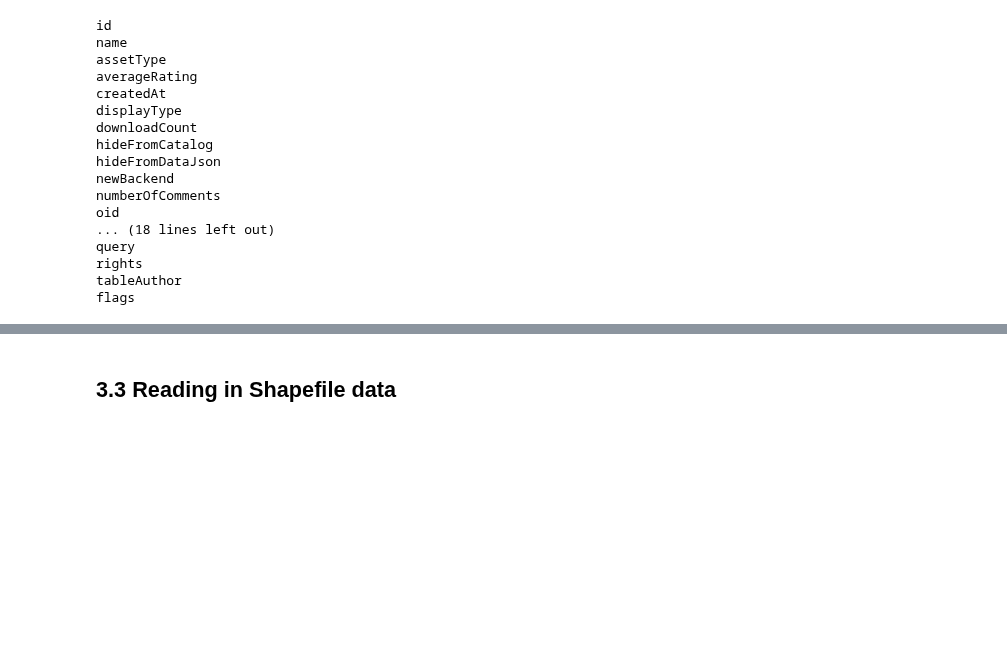
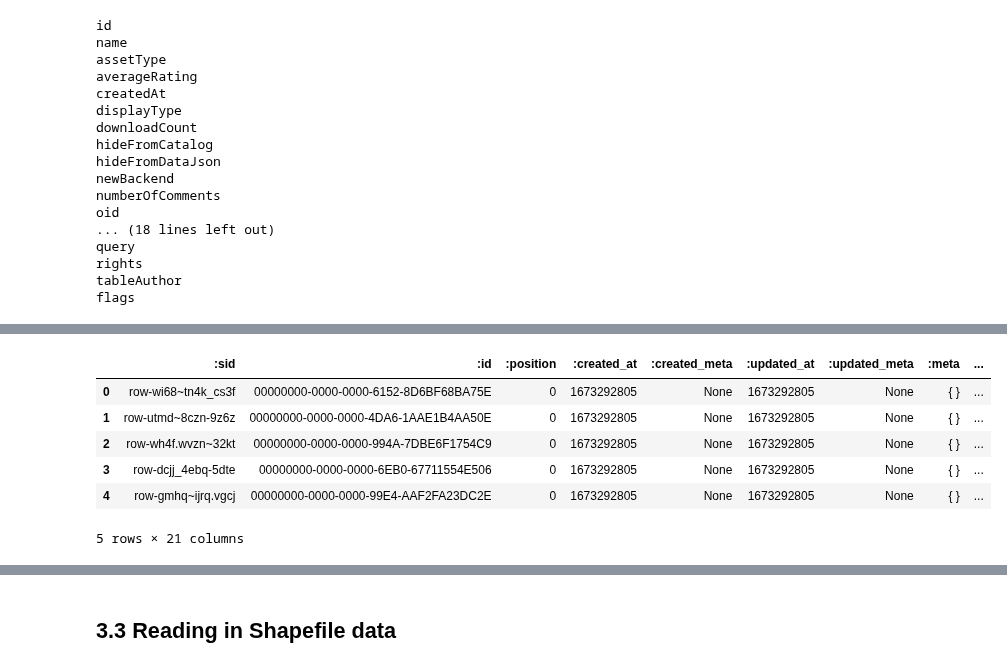
Before and after one commit to mebauer/data-analysis-using-python, a Jupyter notebook: 1-reading-writing-files.ipynb, the cells around one changed output, grey strips where cells are left out. Drawn from its saved outputs; the diff is of its cells as text; code cells hidden in the pictures; blank space fills up the shorter version.

```diff
--- a/1-reading-writing-files.ipynb
+++ b/1-reading-writing-files.ipynb
@@ -609,0 +554,13 @@ df_json.head()
+# %%
+# constructing a dataframe
+df_json = pd.DataFrame(data['data'], columns=col_names)
+
+df_json.head()
+# %% [output]
+|  | :sid | :id | :position | :created_at | :created_meta | :updated_at | :updated_meta | :meta | ... |
+| 0 | row-wi68~tn4k_cs3f | 00000000-0000-0000-6152-8D6BF68BA75E | 0 | 1673292805 | None | 1673292805 | None | { } | ... |
+| 1 | row-utmd~8czn-9z6z | 00000000-0000-0000-4DA6-1AAE1B4AA50E | 0 | 1673292805 | None | 1673292805 | None | { } | ... |
+| 2 | row-wh4f.wvzn~32kt | 00000000-0000-0000-994A-7DBE6F1754C9 | 0 | 1673292805 | None | 1673292805 | None | { } | ... |
+| 3 | row-dcjj_4ebq-5dte | 00000000-0000-0000-6EB0-67711554E506 | 0 | 1673292805 | None | 1673292805 | None | { } | ... |
+| 4 | row-gmhq~ijrq.vgcj | 00000000-0000-0000-99E4-AAF2FA23DC2E | 0 | 1673292805 | None | 1673292805 | None | { } | ... |
+5 rows × 21 columns
```
Also changed, not shown: parts of 32 cells of this notebook, 2 other files.
